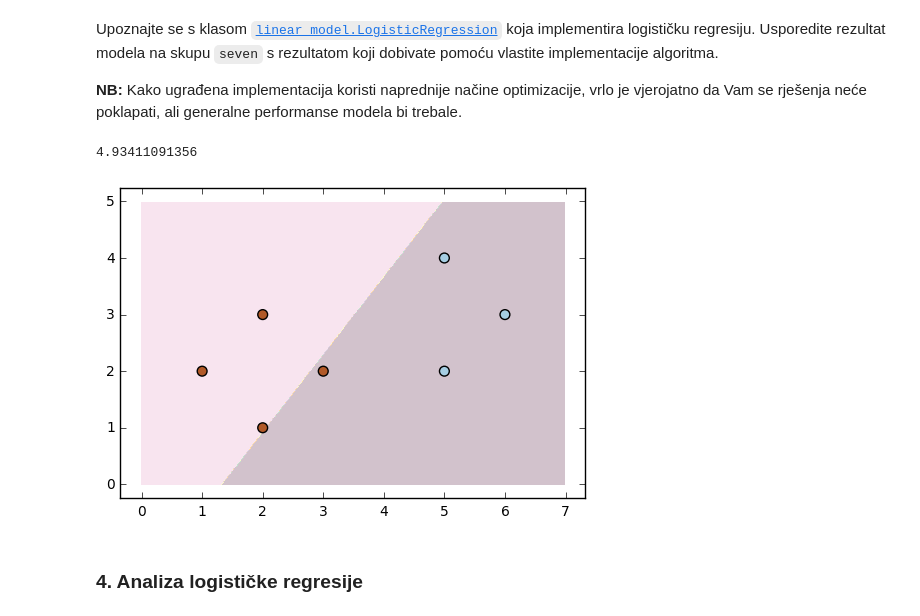
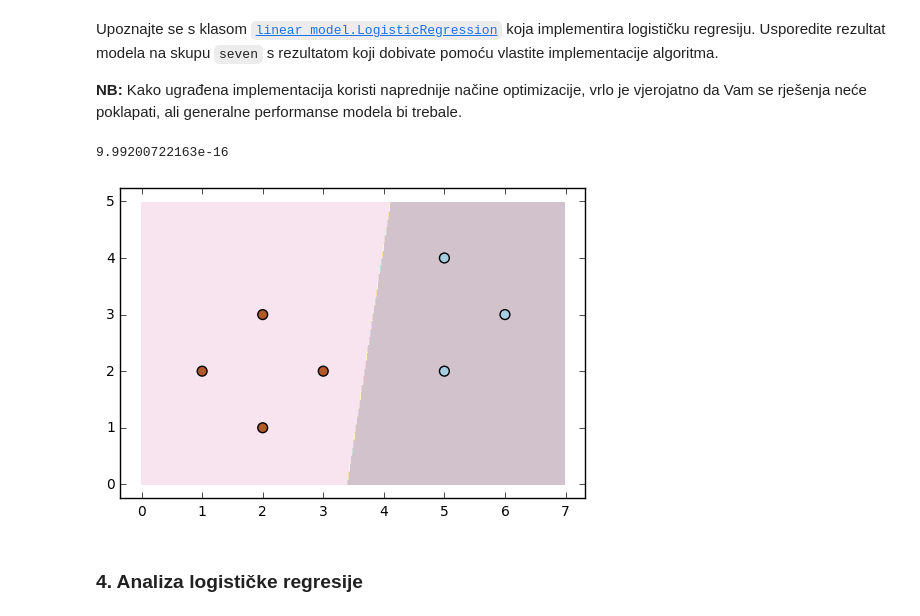
Before and after one commit to dkrivosic/machine-learning, a Jupyter notebook: SU-2016-LAB2-0036471318.ipynb, the cells around one changed output. Saved outputs shown, nothing was run; the diff lists cells and outputs as text; code cells hidden in the pictures.

```diff
--- a/SU-2016-LAB2-0036471318.ipynb
+++ b/SU-2016-LAB2-0036471318.ipynb
@@ -309,13 +309,13 @@ Upoznajte se s klasom [`linear_model.LogisticRegression`](http://scikit-learn.or
 
 **NB:** Kako ugrađena implementacija koristi naprednije načine optimizacije, vrlo je vjerojatno da Vam se rješenja neće poklapati, ali generalne performanse modela bi trebale.
 # %%
-model = sklearn.linear_model.LogisticRegression(max_iter=2000)
+model = sklearn.linear_model.LogisticRegression(max_iter=2000, C=100)
 model.fit(seven_X, seven_y)
 mlutils.plot_2d_clf_problem(seven_X, seven_y, h=model.predict)
 print sklearn.metrics.log_loss(seven_y, model.predict(seven_X))
 # %% [output]
-4.93411091356
+9.99200722163e-16
-[figure, old version]
+[figure, new version]
 # %% [markdown]
 ### 4. Analiza logističke regresije
 # %% [markdown]
```
Also changed, not shown: parts of 14 cells of this notebook.
